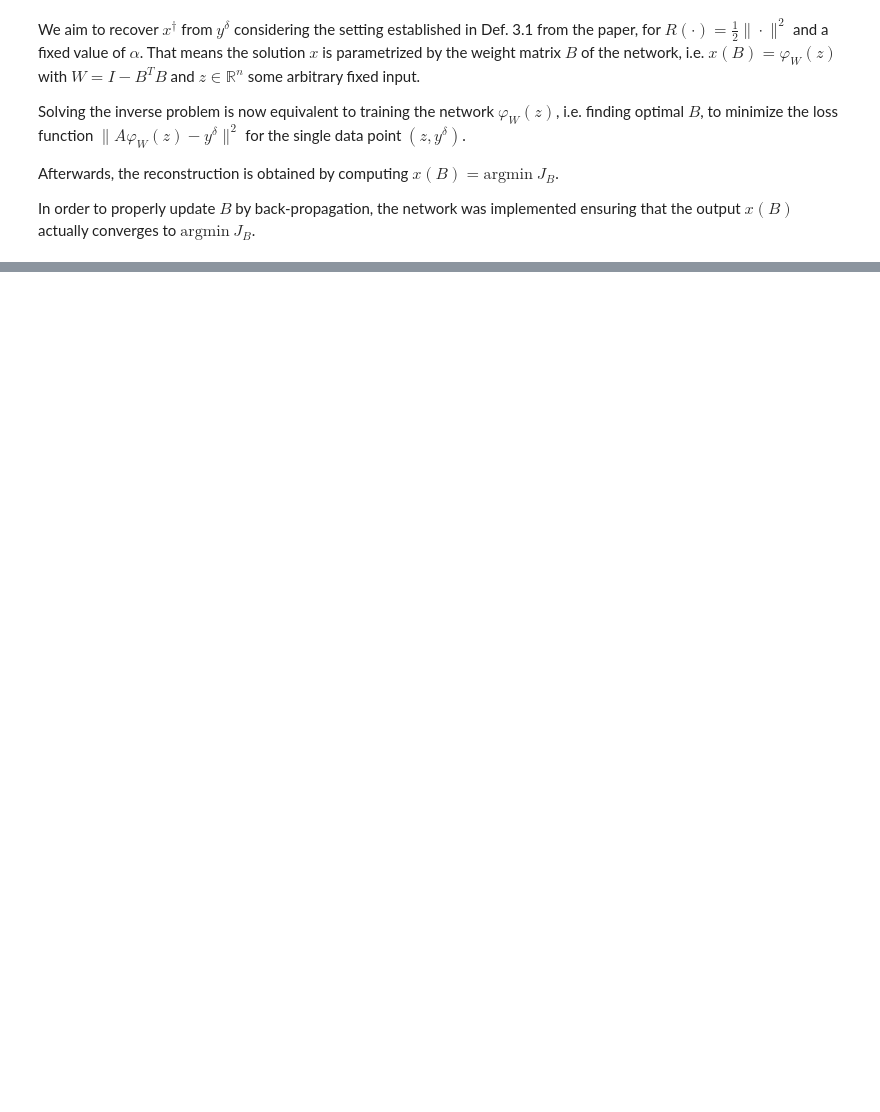
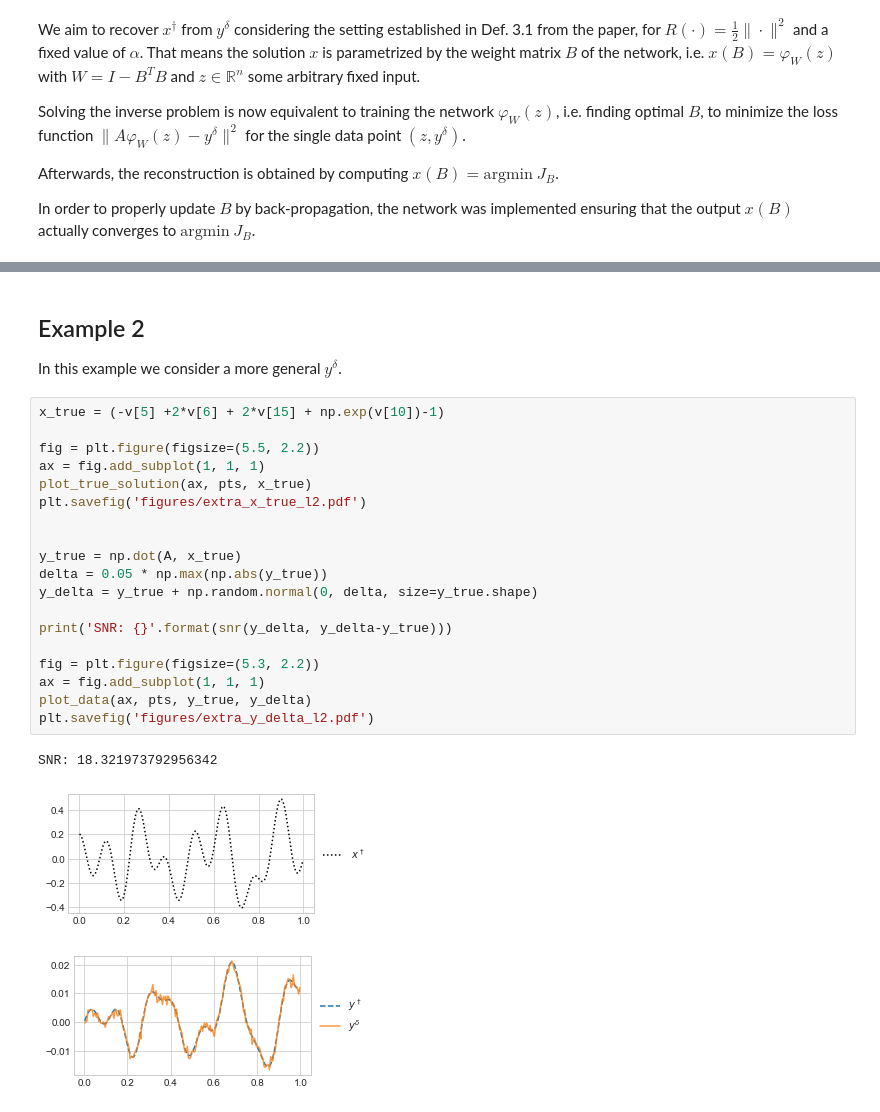
Before and after one commit to oterobaguer/analytic-deep-prior, a Jupyter notebook: analytic_deep_prior.ipynb, the cells around one changed output, grey strips where cells are left out. Cells and saved outputs as stored; diff of their text form; blank space fills up the shorter version.

```diff
--- a/analytic_deep_prior.ipynb
+++ b/analytic_deep_prior.ipynb
@@ -383,0 +304,26 @@ analytic deep prior error: 8.868658256194994
+# %% [markdown]
+## Example 2
+In this example we consider a more general $y^\delta$.
+# %%
+x_true = (-v[5] +2*v[6] + 2*v[15] + np.exp(v[10])-1)
+
+fig = plt.figure(figsize=(5.5, 2.2))
+ax = fig.add_subplot(1, 1, 1)
+plot_true_solution(ax, pts, x_true)
+plt.savefig('figures/extra_x_true_l2.pdf')
+
+
+y_true = np.dot(A, x_true)
+delta = 0.05 * np.max(np.abs(y_true))
+y_delta = y_true + np.random.normal(0, delta, size=y_true.shape)
+
+print('SNR: {}'.format(snr(y_delta, y_delta-y_true)))
+
+fig = plt.figure(figsize=(5.3, 2.2))
+ax = fig.add_subplot(1, 1, 1)
+plot_data(ax, pts, y_true, y_delta)
+plt.savefig('figures/extra_y_delta_l2.pdf')
+# %% [output]
+SNR: 18.321973792956342
+[figure, added]
+[figure, added]
```
Also changed, not shown: parts of 35 cells of this notebook, 6 other files.
